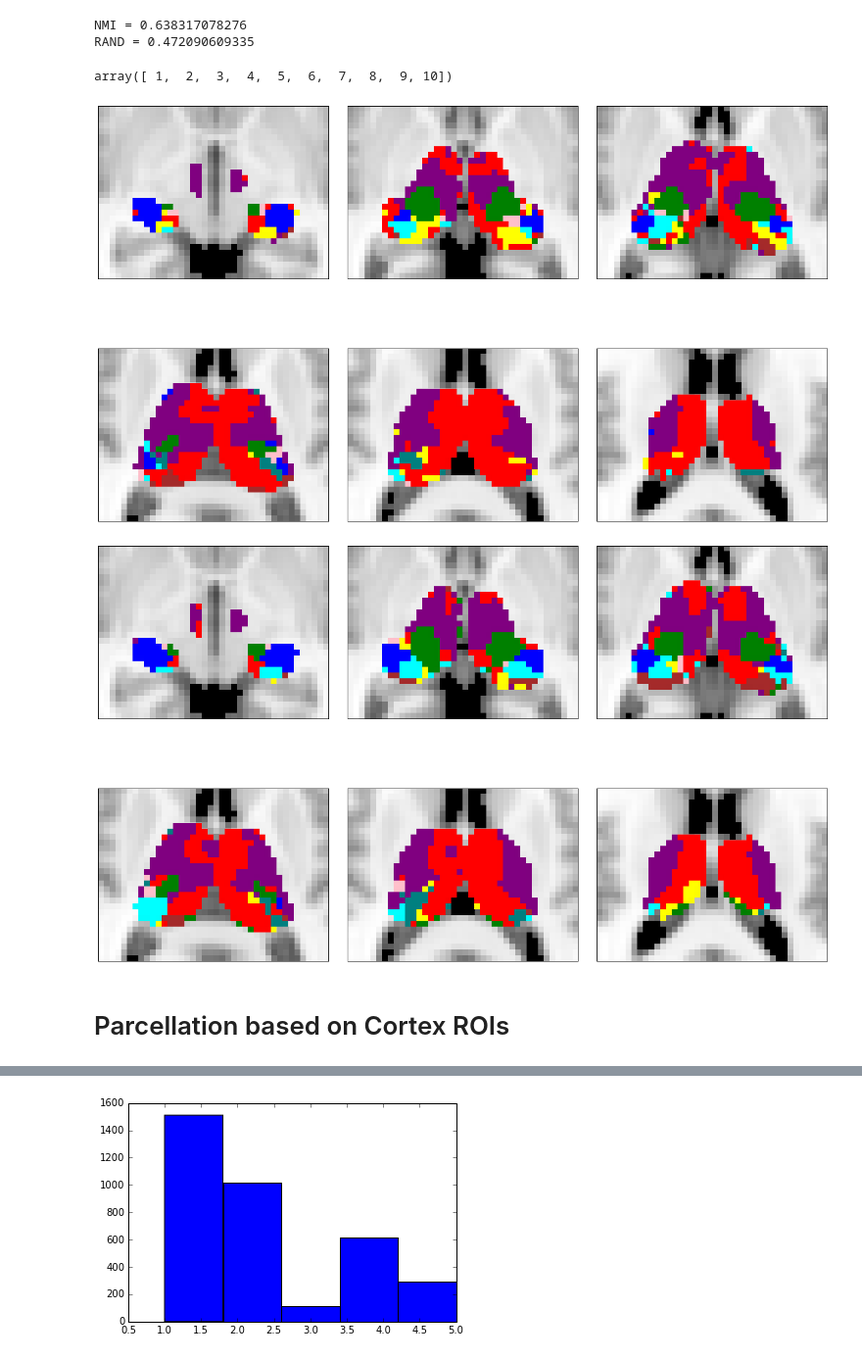
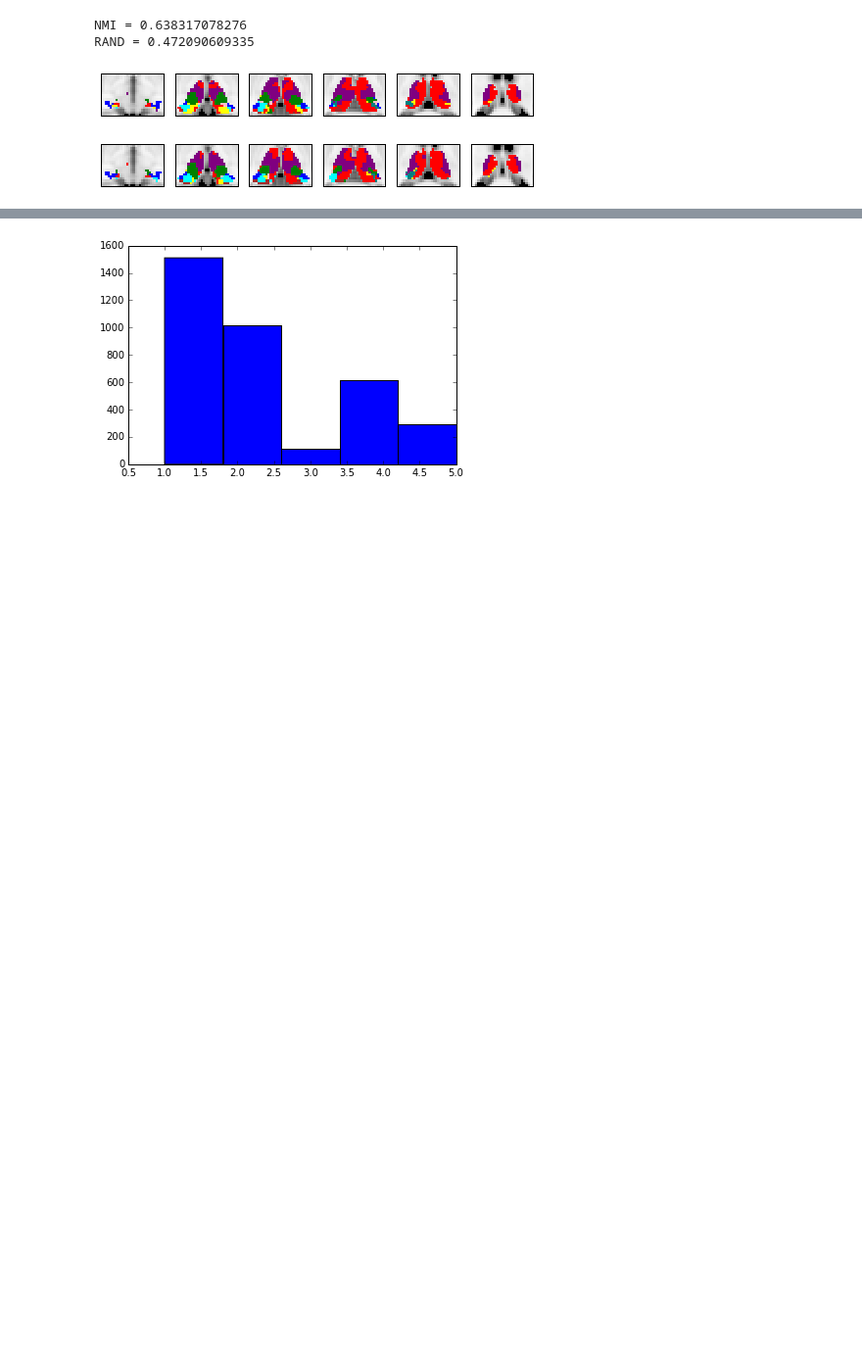
Before and after one commit to kaihwang/FuncParcel, a Jupyter notebook: Visualize_WTA_maps.ipynb, the cells around one changed output, grey strips where cells are left out. Shown at 98% size. Cells and saved outputs as stored; diff of their text form; code cells hidden in the pictures; blank space fills up the shorter version.

Commit message:
change figure output size and colors.

```diff
--- a/Visualize_WTA_maps.ipynb
+++ b/Visualize_WTA_maps.ipynb
@@ -33,6 +33,11 @@ _, MGH_ParcelCIs, _, = FuncParcel.parcel_subcortical_network(MGHadjmat, subcorti
             subcortical_voxels, cortical_ROIs, Cortical_CI)
 _, NKI_ParcelCIs, _, = FuncParcel.parcel_subcortical_network(NKIadjmat, subcorticalcortical_ROIs, \
             subcortical_voxels, cortical_ROIs, Cortical_CI)
+# %%
+#create a mask based on the morel atlas
+Morel_atlas = np.loadtxt('/home/despoB/connectome-thalamus/Thalamic_parcel/Morel_parcel')
+Morel_mask = np.loadtxt('/home/despoB/connectome-thalamus/Thalamic_parcel/morel_mask')
+mask_value = Morel_mask==0
 # %% [markdown]
 ## Display thalamic parcellation over MNI template
 # %%
@@ -63,10 +68,6 @@ np.savetxt('/home/despoB/connectome-thalamus/Thalamic_parcel/NKI_Thalamus_WTA_CI
 [figure]
 NMI = 0.638317078276
 RAND = 0.472090609335
-# %%
-np.unique(MGH_CIs)
-# %% [output]
-array([ 1,  2,  3,  4,  5,  6,  7,  8,  9, 10])
 # %%
 def visualize_parcellation(CIs, cmap, savepath):
     # show volum image
@@ -94,25 +95,25 @@ def visualize_parcellation(CIs, cmap, savepath):
     fig = plt.figure()
     for i, Z_slice in enumerate(Z_slices):
         #if i <4:
-        a = plt.subplot(2, len(Z_slices)/2, i+1 )
+        a = plt.subplot(1, len(Z_slices), i+1 )
         #else:
         #    a = plt.subplot(2, len(Z_slices)/2, i+1-4 )
         a.set_yticks([])
         a.set_xticks([])
-        plt.imshow(MNI_data[40:70, 25:65, Z_slice], cmap='gray', interpolation='nearest')
-        plt.imshow(Mask[40:70, 25:65, Z_slice],cmap=cmap, interpolation='none', vmin = 1, vmax=len(np.unique(CIs)))
+        plt.imshow(MNI_data[45:65, 30:60, Z_slice], cmap='gray', interpolation='nearest')
+        plt.imshow(Mask[45:65, 30:60, Z_slice],cmap=cmap, interpolation='none', vmin = 1, vmax=len(np.unique(CIs)))
         plt.ylim(plt.ylim()[::-1])
 
     fig.tight_layout()
-    fig.set_size_inches(18.5,13.5)
+    fig.set_size_inches(6.45, 0.7)
 
     plt.savefig(savepath, bbox_inches='tight')
 # %%
 cmap = colors.ListedColormap(['red', 'purple', 'green', 'yellow', 'cyan', 'blue', 'brown', 'pink', 'teal', 'pink'])
+NKI_CIs[mask_value]=0
+MGH_CIs[mask_value]=0
 visualize_parcellation(NKI_CIs, cmap, 'Data/MGH_CI_WTA_Tha_Parcel.png')
 visualize_parcellation(MGH_CIs, cmap, 'Data/NKI_CI_WTA_Tha_Parcel.png')
 # %% [output]
-[figure, old version]
+[figure, new version]
-[figure, old version]
+[figure, new version]
-# %% [markdown]
-# Parcellation based on Cortex ROIs
```
Also changed, not shown: parts of 25 cells of this notebook.
